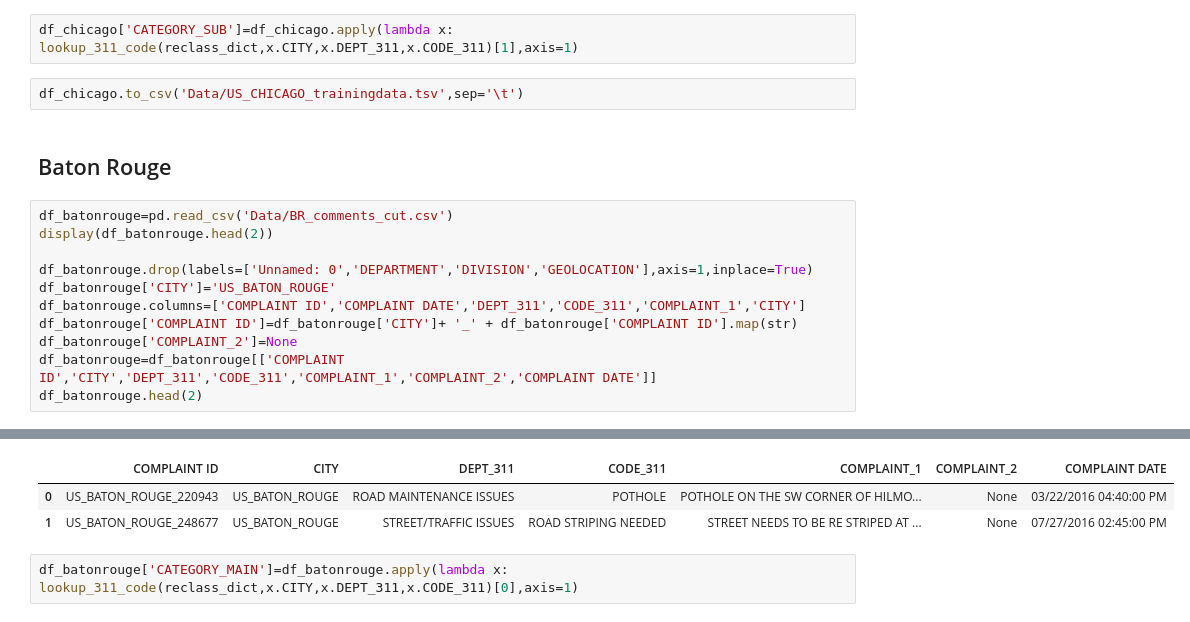
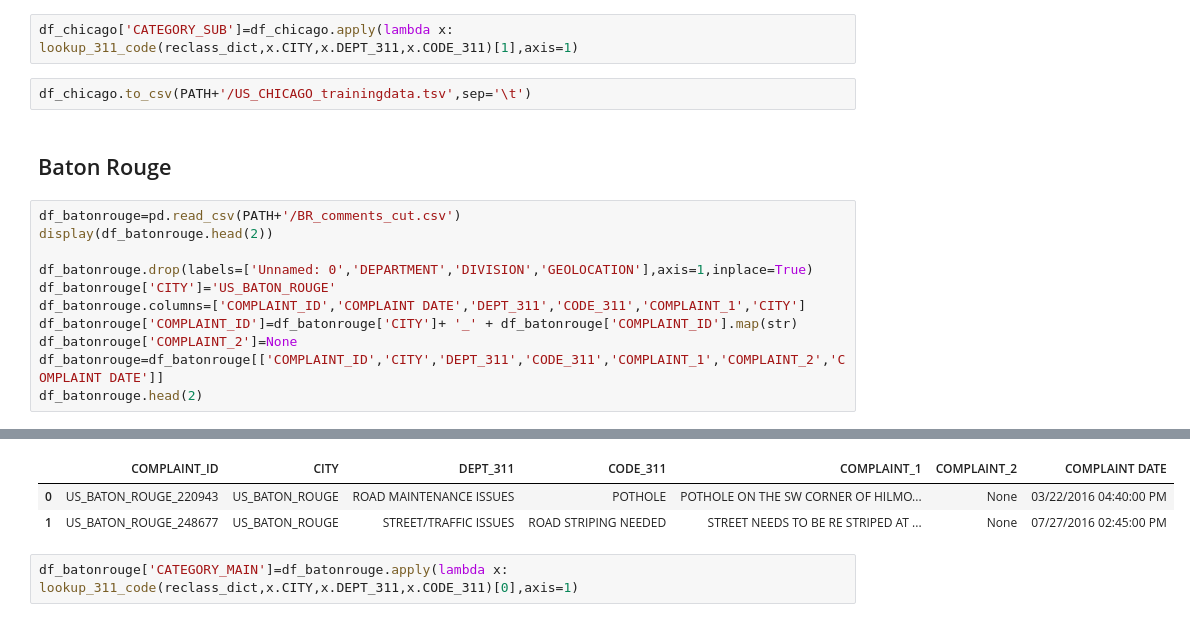
Before and after one commit to pdurkin84/W210_Gov_Complaints_Portal, a Jupyter notebook: Code/Reclassification_dictionary_datasets.ipynb, the cells around one changed output, grey strips where cells are left out. Drawn from its saved outputs; the diff is of its cells as text.

```diff
--- a/Code/Reclassification_dictionary_datasets.ipynb
+++ b/Code/Reclassification_dictionary_datasets.ipynb
@@ -158,25 +167,25 @@ df_chicago['CATEGORY_MAIN']=df_chicago.apply(lambda x: lookup_311_code(reclass_d
 # %%
 df_chicago['CATEGORY_SUB']=df_chicago.apply(lambda x: lookup_311_code(reclass_dict,x.CITY,x.DEPT_311,x.CODE_311)[1],axis=1)
 # %%
-df_chicago.to_csv('Data/US_CHICAGO_trainingdata.tsv',sep='\t')
+df_chicago.to_csv(PATH+'/US_CHICAGO_trainingdata.tsv',sep='\t')
 # %% [markdown]
 ## Baton Rouge
 # %%
-df_batonrouge=pd.read_csv('Data/BR_comments_cut.csv')
+df_batonrouge=pd.read_csv(PATH+'/BR_comments_cut.csv')
 display(df_batonrouge.head(2))
 
 df_batonrouge.drop(labels=['Unnamed: 0','DEPARTMENT','DIVISION','GEOLOCATION'],axis=1,inplace=True)
 df_batonrouge['CITY']='US_BATON_ROUGE'
-df_batonrouge.columns=['COMPLAINT ID','COMPLAINT DATE','DEPT_311','CODE_311','COMPLAINT_1','CITY']
-df_batonrouge['COMPLAINT ID']=df_batonrouge['CITY']+ '_' + df_batonrouge['COMPLAINT ID'].map(str)
+df_batonrouge.columns=['COMPLAINT_ID','COMPLAINT DATE','DEPT_311','CODE_311','COMPLAINT_1','CITY']
+df_batonrouge['COMPLAINT_ID']=df_batonrouge['CITY']+ '_' + df_batonrouge['COMPLAINT_ID'].map(str)
 df_batonrouge['COMPLAINT_2']=None
-df_batonrouge=df_batonrouge[['COMPLAINT ID','CITY','DEPT_311','CODE_311','COMPLAINT_1','COMPLAINT_2','COMPLAINT DATE']]
+df_batonrouge=df_batonrouge[['COMPLAINT_ID','CITY','DEPT_311','CODE_311','COMPLAINT_1','COMPLAINT_2','COMPLAINT DATE']]
 df_batonrouge.head(2)
 # %% [output]
 |  | Unnamed: 0 | SERVICE REQUEST ID | CREATE DATE | PARENT TYPE | TYPE | DEPARTMENT | DIVISION | COMMENTS | ... |
 | 0 | 0 | 220943 | 03/22/2016 04:40:00 PM | ROAD MAINTENANCE ISSUES | POTHOLE | MAINTENANCE | STREET MAINTENANCE | POTHOLE ON THE SW CORNER OF HILMO... | ... |
 | 1 | 1 | 248677 | 07/27/2016 02:45:00 PM | STREET/TRAFFIC ISSUES | ROAD STRIPING NEEDED | TRANSPORTATION AND DEVELOPMENT | TRAFFIC ENGINEERING | STREET NEEDS TO BE RE STRIPED AT ... | ... |
-|  | COMPLAINT ID | CITY | DEPT_311 | CODE_311 | COMPLAINT_1 | COMPLAINT_2 | COMPLAINT DATE |
+|  | COMPLAINT_ID | CITY | DEPT_311 | CODE_311 | COMPLAINT_1 | COMPLAINT_2 | COMPLAINT DATE |
 | 0 | US_BATON_ROUGE_220943 | US_BATON_ROUGE | ROAD MAINTENANCE ISSUES | POTHOLE | POTHOLE ON THE SW CORNER OF HILMO... | None | 03/22/2016 04:40:00 PM |
 | 1 | US_BATON_ROUGE_248677 | US_BATON_ROUGE | STREET/TRAFFIC ISSUES | ROAD STRIPING NEEDED | STREET NEEDS TO BE RE STRIPED AT ... | None | 07/27/2016 02:45:00 PM |
 # %%
```
Also changed, not shown: parts of 27 cells of this notebook.
